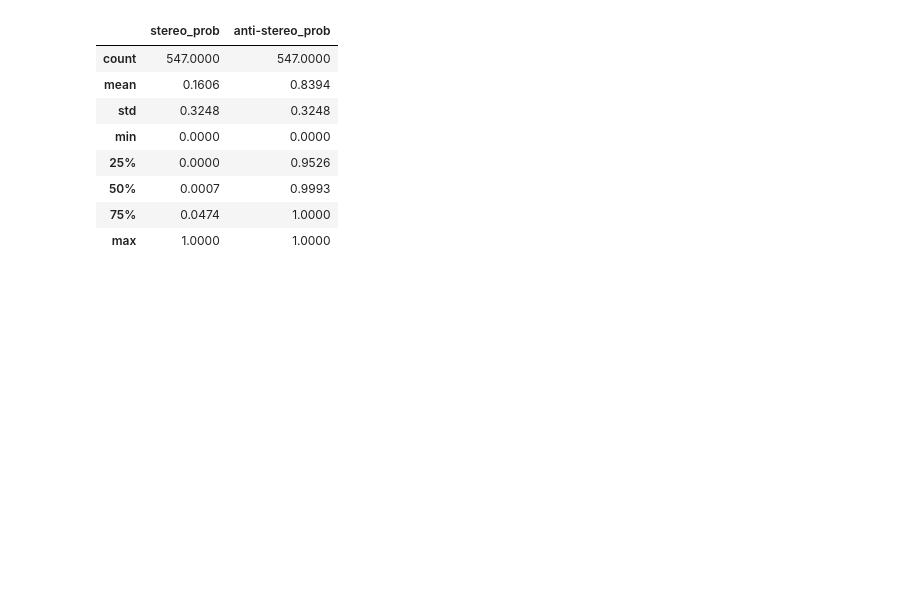
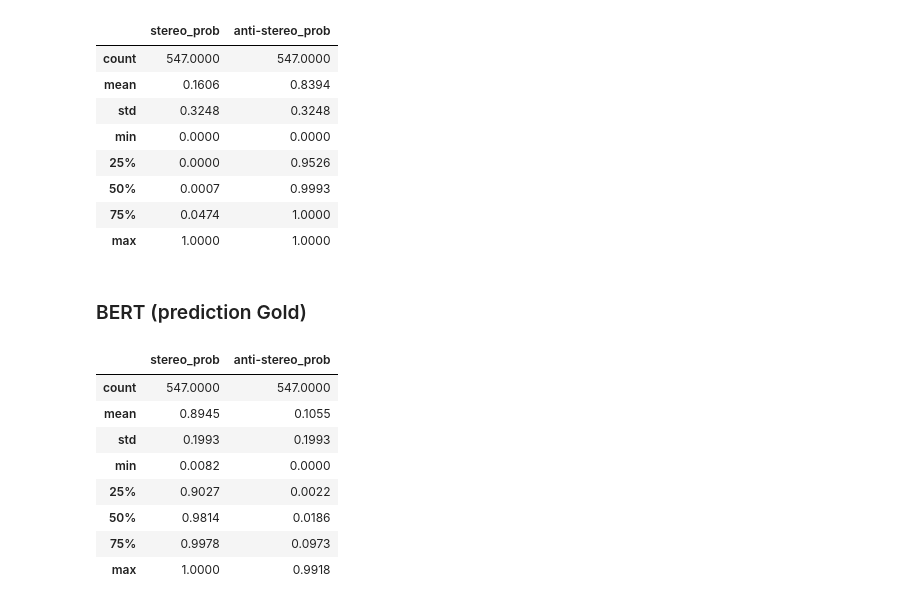
Before and after one commit to weianyin/CS224U-Gen-D, a Jupyter notebook: analysis.ipynb, the cells around one changed output. Saved outputs shown, nothing was run; the diff lists cells and outputs as text; code cells hidden in the pictures; blank space fills up the shorter version.

Commit message:
result for bert large

```diff
--- a/analysis.ipynb
+++ b/analysis.ipynb
@@ -286,3 +286,17 @@ pd.read_csv("data/attention/accum_bert_prediction_gold_5.csv", index_col=0).desc
 | 50% | 0.0007 | 0.9993 |
 | 75% | 0.0474 | 1.0000 |
 | max | 1.0000 | 1.0000 |
+# %% [markdown]
+### BERT (prediction Gold)
+# %%
+pd.read_csv("data/vanilla_real_bert_prediction.csv", index_col=0).describe().round(4)
+# %% [output]
+|  | stereo_prob | anti-stereo_prob |
+| count | 547.0000 | 547.0000 |
+| mean | 0.8945 | 0.1055 |
+| std | 0.1993 | 0.1993 |
+| min | 0.0082 | 0.0000 |
+| 25% | 0.9027 | 0.0022 |
+| 50% | 0.9814 | 0.0186 |
+| 75% | 0.9978 | 0.0973 |
+| max | 1.0000 | 0.9918 |
```
Also changed, not shown: parts of 2 cells of this notebook.
